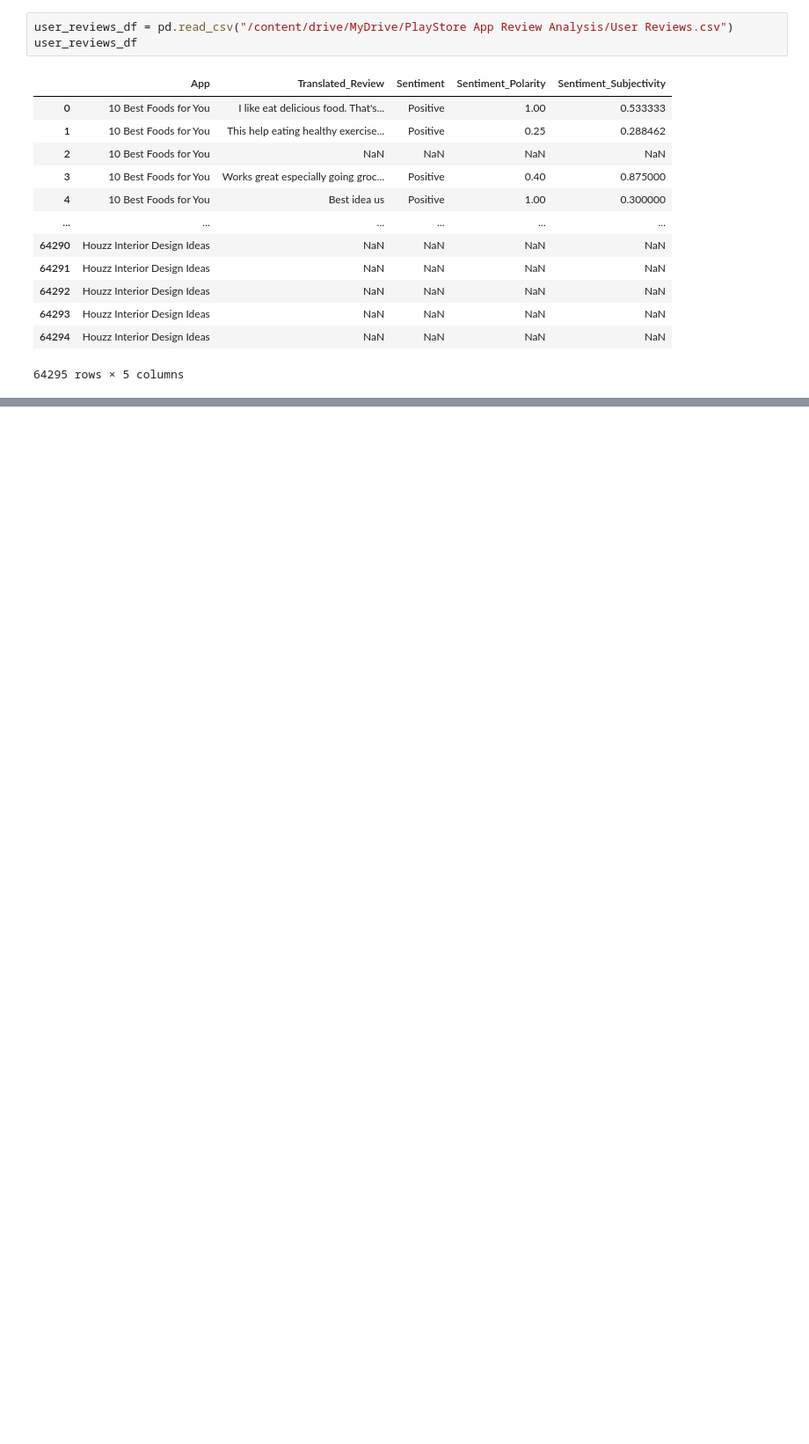
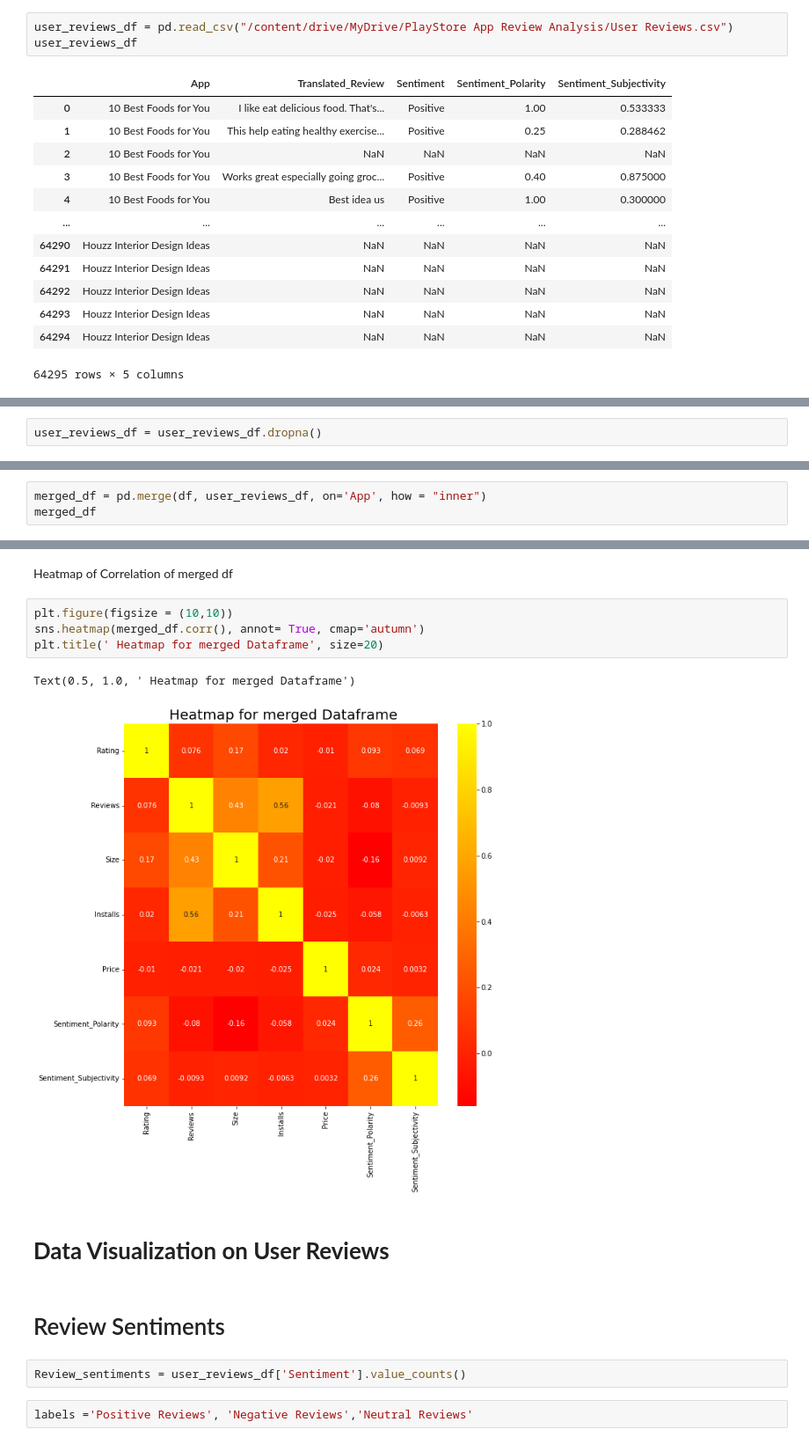
Before and after one commit to Koti-RK/Playstore-App-Review-Analysis, a Jupyter notebook: PlayStore_App_Review_Analysis_Capstone_Project.ipynb, the cells around one changed output, grey strips where cells are left out. Shown at 88% size. Drawn from its saved outputs; the diff is of its cells as text; blank space fills up the shorter version.

```diff
--- a/PlayStore_App_Review_Analysis_Capstone_Project.ipynb
+++ b/PlayStore_App_Review_Analysis_Capstone_Project.ipynb
@@ -600,0 +679,2 @@ user_reviews_df
+# %%
+user_reviews_df = user_reviews_df.dropna()
@@ -600,0 +683,3 @@ user_reviews_df
+# %%
+merged_df = pd.merge(df, user_reviews_df, on='App', how = "inner")
+merged_df
@@ -600,0 +733,17 @@ user_reviews_df
+# %% [markdown]
+Heatmap of Correlation of merged df
+# %%
+plt.figure(figsize = (10,10))
+sns.heatmap(merged_df.corr(), annot= True, cmap='autumn')
+plt.title(' Heatmap for merged Dataframe', size=20)
+# %% [output]
+Text(0.5, 1.0, ' Heatmap for merged Dataframe')
+[figure, added]
+# %% [markdown]
+# **Data Visualization on User Reviews**
+# %% [markdown]
+# Review Sentiments
+# %%
+Review_sentiments = user_reviews_df['Sentiment'].value_counts()
+# %%
+labels ='Positive Reviews', 'Negative Reviews','Neutral Reviews'
```
Also changed, not shown: parts of 26 cells of this notebook.
